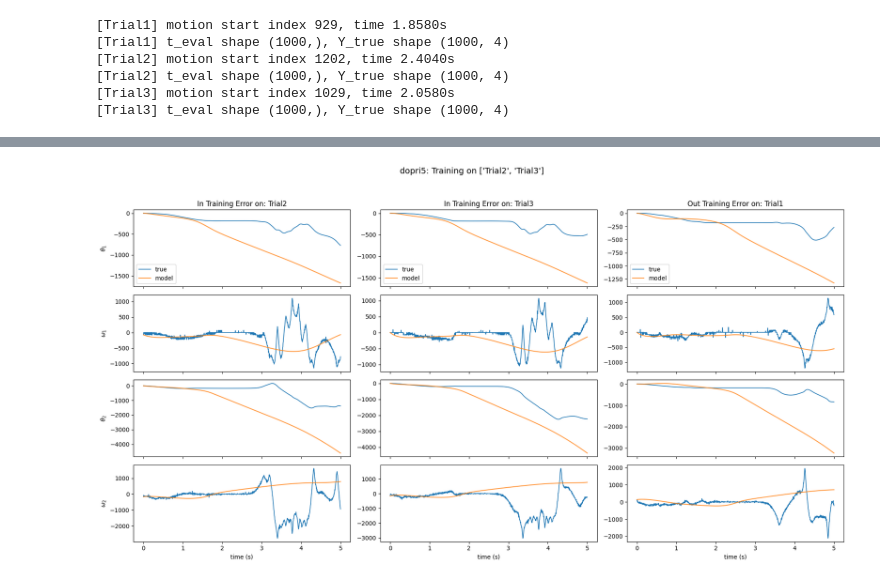
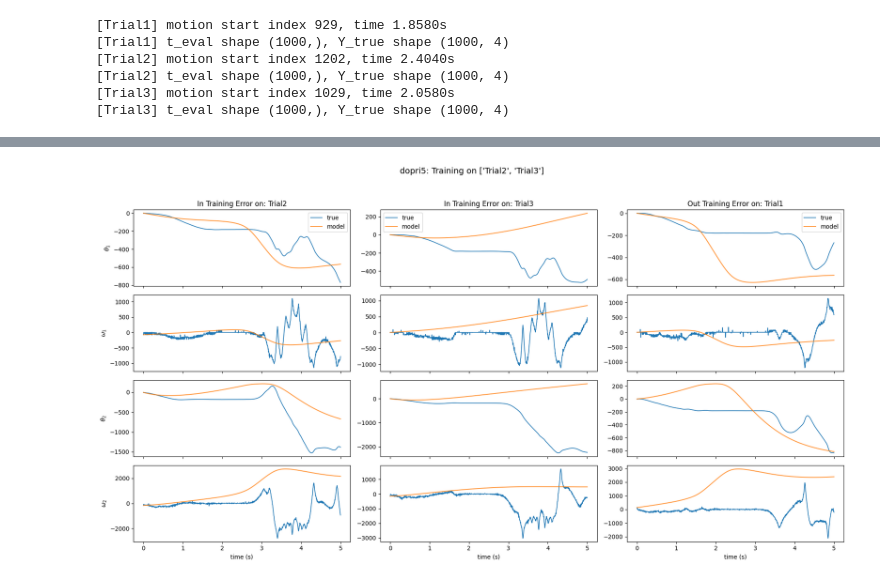
Before and after one commit to marzg7/doublependulum, a Jupyter notebook: Double_Pendulum_Neural_ODE.ipynb, the cells around one changed output, grey strips where cells are left out. Saved outputs shown, nothing was run; the diff lists cells and outputs as text; code cells hidden in the pictures.

```diff
--- a/Double_Pendulum_Neural_ODE.ipynb
+++ b/Double_Pendulum_Neural_ODE.ipynb
@@ -439,7 +491,7 @@ t_test, Y_test, Y_test_norm = test_tensors
 func, neural_ode = make_neural_ode(method_name, dt)
 
 # 3) Train with windowed method
-max_epochs = 600
+max_epochs = 500
 window_size = 100
 num_windows_per_epoch = 20
 lr = 1e-3
@@ -451,7 +503,7 @@ neural_ode, loss_hist = train_windowed_model(
     window_size=window_size,
     num_windows_per_epoch=num_windows_per_epoch,
     lr=lr,
-    loss_mode="weighted",    # or "theta_only" / "full"
+    loss_mode="theta_only",    # "theta_only" / "full" / "weighted"
     method_name=method_name,
 )
 
@@ -493,4 +543,4 @@ Test   RMSE [θ1, ω1, θ2, ω2] (Trial1)   = [ 438.32297  397.53537 1105.7869
-[figure, old version]
+[figure, new version]
 # %%
 # 7.1.1 Given Weights: reload model and plot performance
 
```
Also changed, not shown: parts of 8 cells of this notebook, 2 other files.
